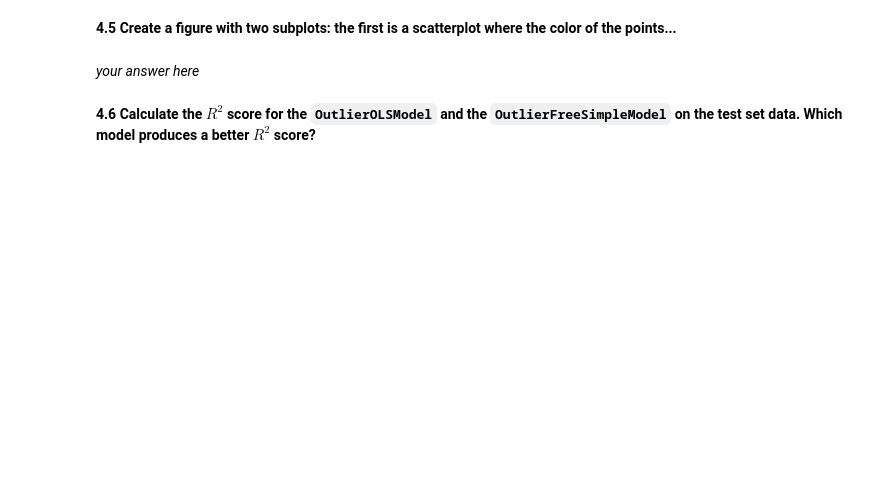
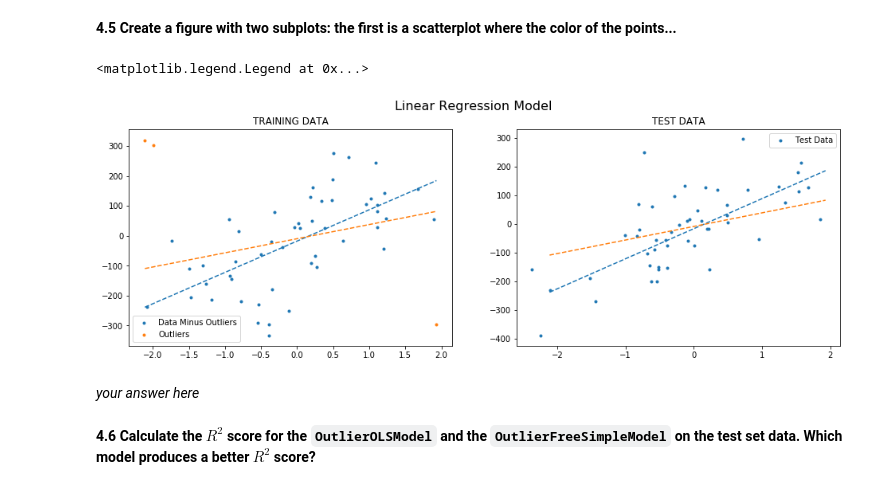
Before and after one commit to kdumontnu/2019-CS109A, a Jupyter notebook: homework/hw2/cs109a_hw2_submit.ipynb, the cells around one changed output. Drawn from its saved outputs; the diff is of its cells as text; code cells hidden in the pictures; blank space fills up the shorter version.

```diff
--- a/homework/hw2/cs109a_hw2_submit.ipynb
+++ b/homework/hw2/cs109a_hw2_submit.ipynb
@@ -552,3 +567,36 @@ Name: 1, dtype: float64
+# %%
+# plot
+# your code here
+x_fit = np.array([[np.min(X), np.max(X)]]).T
+
+beta0 = OutlierOLSModel_Fit.params[0]
+beta1 = OutlierOLSModel_Fit.params[1]
+
+beta0_of = OutlierFreeSimpleModel_Fit.params[0]
+beta1_of = OutlierFreeSimpleModel_Fit.params[1]
+
+plt.figure(figsize=(16,5)).suptitle('Linear Regression Model', fontsize=16)
+plt.subplot(1, 2, 1)
+plt.scatter(np.delete(X, outlier_i), np.delete(Y, outlier_i), marker='.', label='Data Minus Outliers')
+plt.scatter(X[outlier_i], Y[outlier_i], marker='.', label='Outliers')
+plt.plot(x_fit, beta0_of + beta1_of*x_fit, '--')
+plt.plot(x_fit, beta0 + beta1*x_fit, '--')
+plt.title('TRAINING DATA')
+plt.legend()
+
+Xt = np.array(outliers_test.X)
+Xt = Xt.reshape(Xt.shape[0],1)
+Yt = np.array(outliers_test.Y)
+
+plt.subplot(1, 2, 2)
+plt.scatter(Xt, Yt, marker='.', label='Test Data')
+plt.plot(x_fit, beta0_of + beta1_of*x_fit, '--')
+plt.plot(x_fit, beta0 + beta1*x_fit, '--')
+plt.title('TEST DATA')
+plt.legend()
+# %% [output]
+<matplotlib.legend.Legend at 0x...>
+[figure, added]
 # %% [markdown]
 *your answer here*
 # %% [markdown]
```
Also changed, not shown: parts of 9 cells of this notebook, 1 other file.
